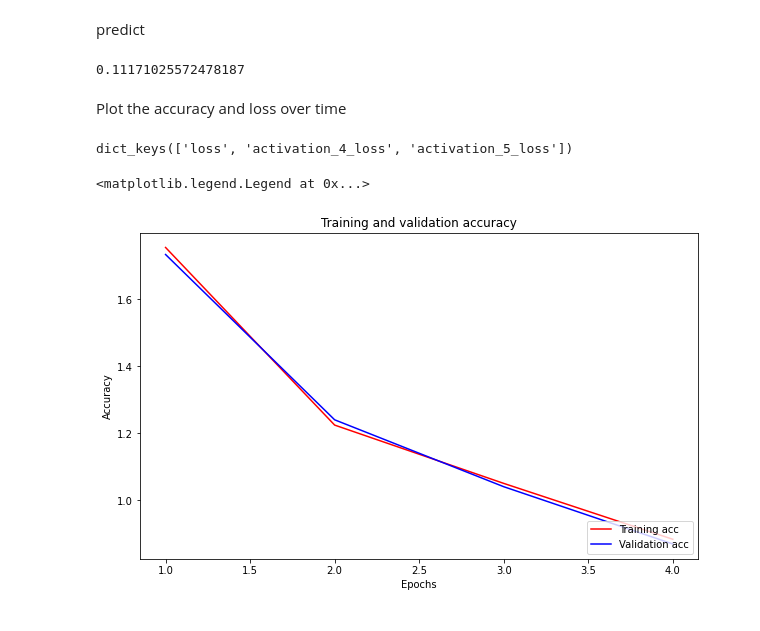
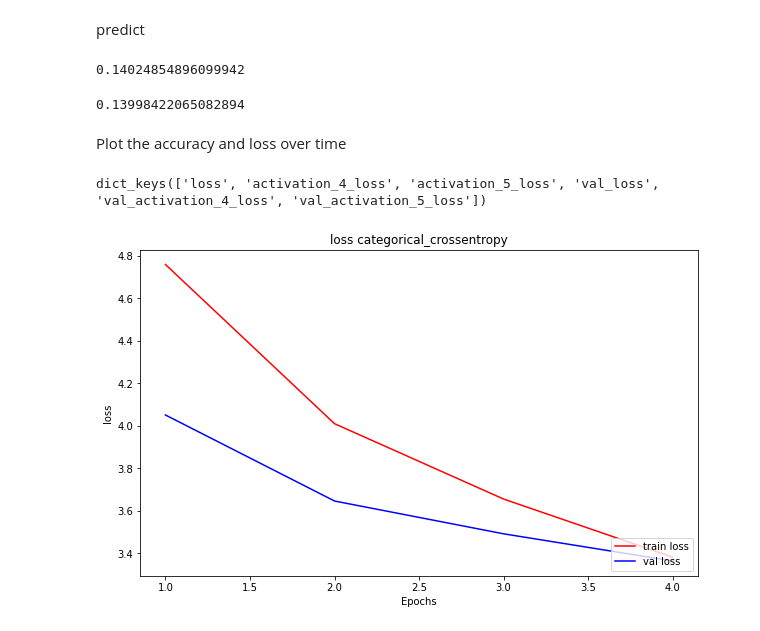
Before and after one commit to avi326/Tweet-Sentiment-Extraction, a Jupyter notebook: Tweet_Sentiment_Extraction.ipynb, the cells around one changed output. Drawn from its saved outputs; the diff is of its cells as text; code cells hidden in the pictures.

Commit message:
Run on all the data

```diff
--- a/Tweet_Sentiment_Extraction.ipynb
+++ b/Tweet_Sentiment_Extraction.ipynb
@@ -64,9 +64,9 @@ test.shape
 # %% [output]
 (3534, 3)
 # %%
-# for Debuging, traing on small data
-train = train.loc[:5000]
-test = test.loc[:1000]
+# # for Debuging, traing on small data
+# train = train.loc[:5000]
+# test = test.loc[:1000]
 # %%
 train.isnull().sum().sum()
 # %% [output]
@@ -308,4 +320,5 @@ def jaccard_score(selected_text, pred_selected_text):
 # %%
-jaccard_score(train["selected_text"],train["pred_selected_text"])
+# train - jaccard score
+jaccard_score(train["selected_text"][-val_size:], train["pred_selected_text"][-val_size:])
 # %% [output]
-0.11171025572478187
+0.14024854896099942
@@ -315,25 +325,29 @@ jaccard_score(train["selected_text"],train["pred_selected_text"])
+# %%
+# validation - jaccard score
+jaccard_score(train["selected_text"][:-val_size], train["pred_selected_text"][:-val_size])
+# %% [output]
+0.13998422065082894
 # %% [markdown]
 Plot the accuracy and loss over time
 # %%
 history_dict = history.history
 print(history_dict.keys())
 # %% [output]
-dict_keys(['loss', 'activation_4_loss', 'activation_5_loss'])
+dict_keys(['loss', 'activation_4_loss', 'activation_5_loss', 'val_loss', 'val_activation_4_loss', 'val_activation_5_loss'])
 # %%
 
-acc = history_dict['activation_4_loss']
-val_acc = history_dict['activation_5_loss']
+train_loss = history_dict['loss']
+val_loss = history_dict['val_loss']
 
-epochs = range(1, len(acc) + 1)
+epochs = range(1, len(train_loss) + 1)
 fig = plt.figure(figsize=(10, 6))
 fig.tight_layout()
 
-plt.plot(epochs, acc, 'r', label='Training acc')
-plt.plot(epochs, val_acc, 'b', label='Validation acc')
-plt.title('Training and validation accuracy')
+plt.plot(epochs, train_loss, 'r', label='train loss')
+plt.plot(epochs, val_loss, 'b', label='val loss')
+plt.title('loss categorical_crossentropy')
 plt.xlabel('Epochs')
-plt.ylabel('Accuracy')
-plt.legend(loc='lower right')
+plt.ylabel('loss')
+plt.legend(loc='lower right');
 # %% [output]
-<matplotlib.legend.Legend at 0x...>
-[figure, old version]
+[figure, new version]
```
Also changed, not shown: parts of 6 cells of this notebook.
